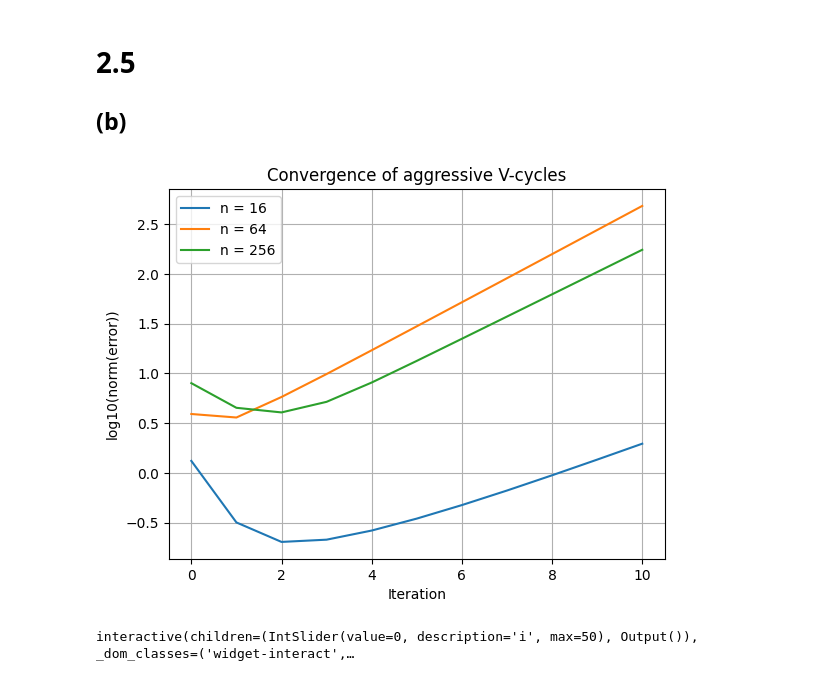
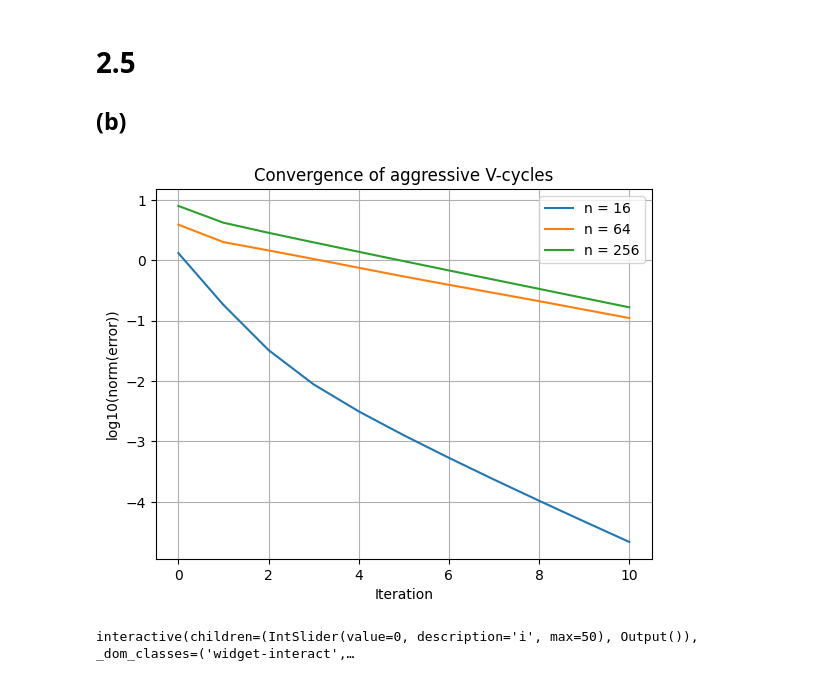
Before and after one commit to ISIPINK/Project-2023-2024-Multigrid-voor-het-oplossen-van-complex-waardige-Helmholtz-problemen, a Jupyter notebook: code/main.ipynb, the cells around one changed output. Drawn from its saved outputs; the diff is of its cells as text; code cells hidden in the pictures.

```diff
--- a/code/main.ipynb
+++ b/code/main.ipynb
@@ -312,16 +313,20 @@ def helmholtz1D_model_aggressive(sigma=complex(-600,-300), omega = 2/3,log4n=3,r
     return errors
 # %%
 for log4n in range(2,5):
-    errors = helmholtz1D_model_aggressive(log4n=log4n,iterations = 10,recursion_depth=log4n-1)
+    errors = helmholtz1D_model_aggressive(
+        log4n=log4n,
+        sigma=complex(-600,-600),
+        iterations = 10,
+        recursion_depth=log4n-1)
     norms =  [norm(e) for e in errors]
     plt.plot(range(len(errors)), np.log10(norms), label=f"n = {int(4**log4n)}")
 
 plt.xlabel("Iteration")
 plt.ylabel("log10(norm(error))")
 plt.grid(True)
 plt.title("Convergence of aggressive V-cycles")
 plt.legend()
 plt.show()
 # %% [output]
-[figure, old version]
+[figure, new version]
 # %%
```
Also changed, not shown: parts of 5 cells of this notebook, 5 other files.
